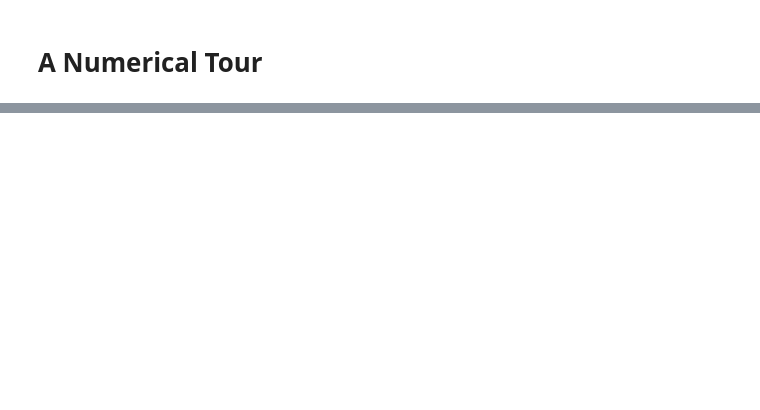
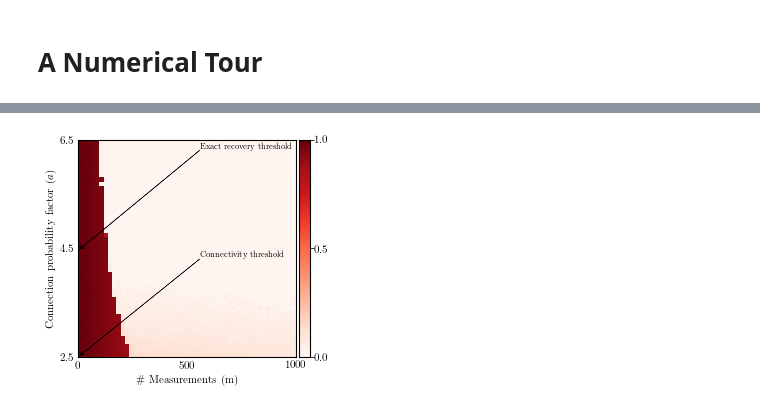
Before and after one commit to rodrigo-pena/gssr, a Jupyter notebook: phd-thesis/numerical-tour.ipynb, the cells around one changed output, grey strips where cells are left out. Drawn from its saved outputs; the diff is of its cells as text; code cells hidden in the pictures; blank space fills up the shorter version.

```diff
--- a/phd-thesis/numerical-tour.ipynb
+++ b/phd-thesis/numerical-tour.ipynb
@@ -39,0 +52,7 @@ plt.show()
+# %%
+helper.set_cmap() # Reset to default colormap
+helper.plot_sbm_pt(experiment, ax=None, with_colorbar=True, with_thresholds=True)
+plt.savefig(save_path + 'pt_2ssbm_unif_samp_tv_interp_with_thresholds.pdf')
+plt.show()
+# %% [output]
+[figure, added]
```
Also changed, not shown: parts of 27 cells of this notebook, 39 other files.
